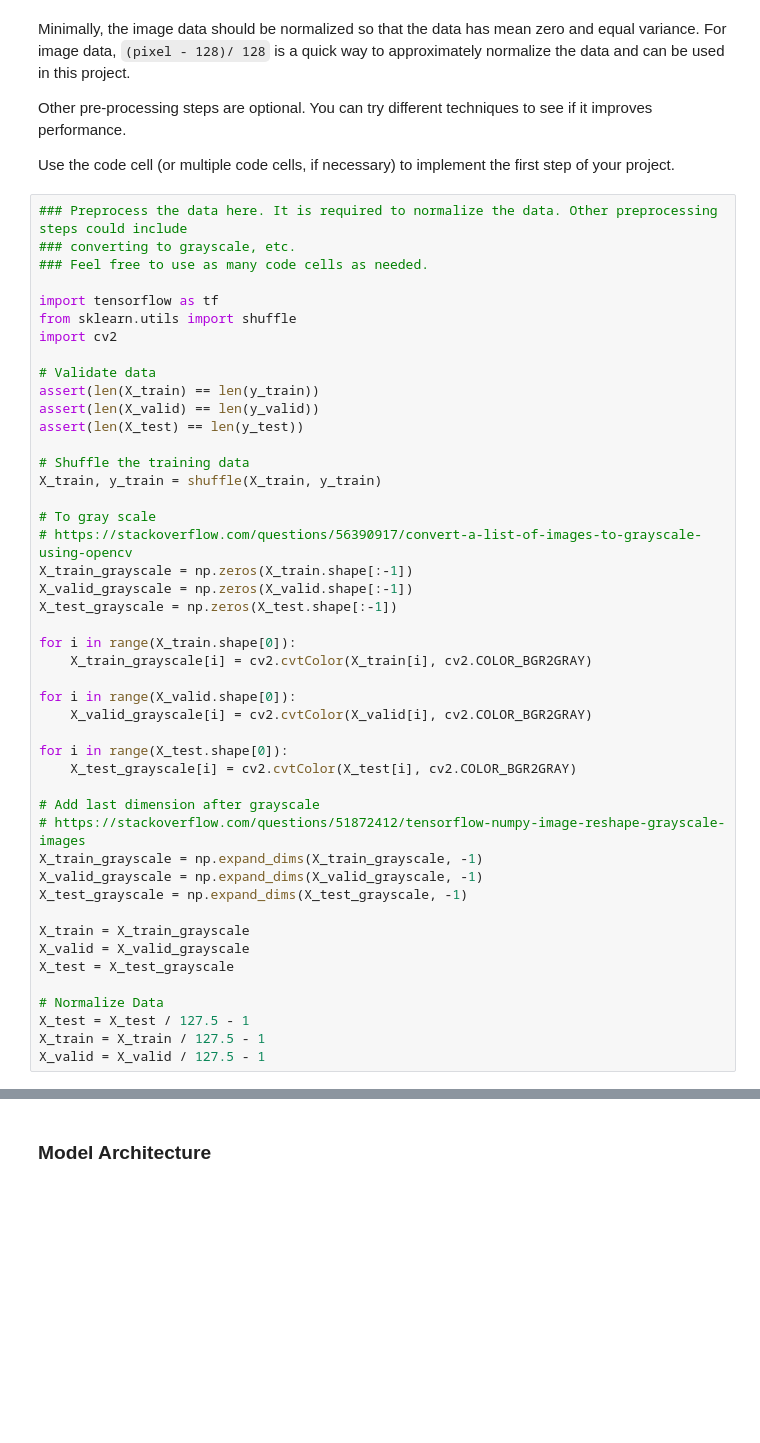
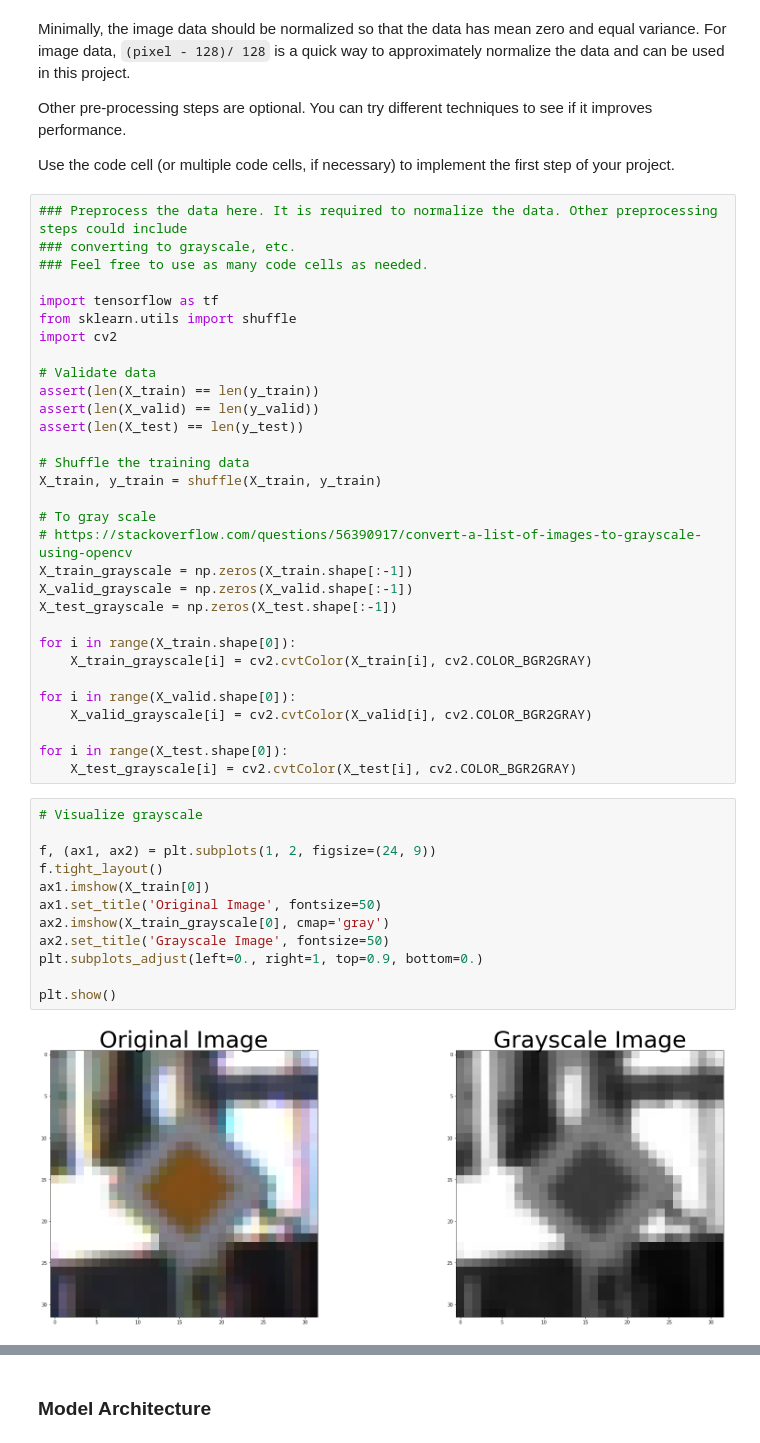
Before and after one commit to aresgtr/Learn, a Jupyter notebook: UdacitySelfDrivingCarEngineer/Lesson15Project-CarND-Traffic-Sign-Classifier-Project-master/Traffic_Sign_Classifier.ipynb, the cells around one changed output, grey strips where cells are left out. Cells and saved outputs as stored; diff of their text form; blank space fills up the shorter version.

```diff
--- a/UdacitySelfDrivingCarEngineer/Lesson15Project-CarND-Traffic-Sign-Classifier-Project-master/Traffic_Sign_Classifier.ipynb
+++ b/UdacitySelfDrivingCarEngineer/Lesson15Project-CarND-Traffic-Sign-Classifier-Project-master/Traffic_Sign_Classifier.ipynb
@@ -191,18 +193,17 @@ for i in range(X_valid.shape[0]):
 
 for i in range(X_test.shape[0]):
     X_test_grayscale[i] = cv2.cvtColor(X_test[i], cv2.COLOR_BGR2GRAY)
-
-# Add last dimension after grayscale
-# https://stackoverflow.com/questions/51872412/tensorflow-numpy-image-reshape-grayscale-images
-X_train_grayscale = np.expand_dims(X_train_grayscale, -1)
-X_valid_grayscale = np.expand_dims(X_valid_grayscale, -1)
-X_test_grayscale = np.expand_dims(X_test_grayscale, -1)
-
-X_train = X_train_grayscale
-X_valid = X_valid_grayscale
-X_test = X_test_grayscale
-
-# Normalize Data
-X_test = X_test / 127.5 - 1
-X_train = X_train / 127.5 - 1
-X_valid = X_valid / 127.5 - 1
+# %%
+# Visualize grayscale
+
+f, (ax1, ax2) = plt.subplots(1, 2, figsize=(24, 9))
+f.tight_layout()
+ax1.imshow(X_train[0])
+ax1.set_title('Original Image', fontsize=50)
+ax2.imshow(X_train_grayscale[0], cmap='gray')
+ax2.set_title('Grayscale Image', fontsize=50)
+plt.subplots_adjust(left=0., right=1, top=0.9, bottom=0.)
+
+plt.show()
+# %% [output]
+[figure, added]
```
Also changed, not shown: parts of 4 cells of this notebook, 7 other files.
